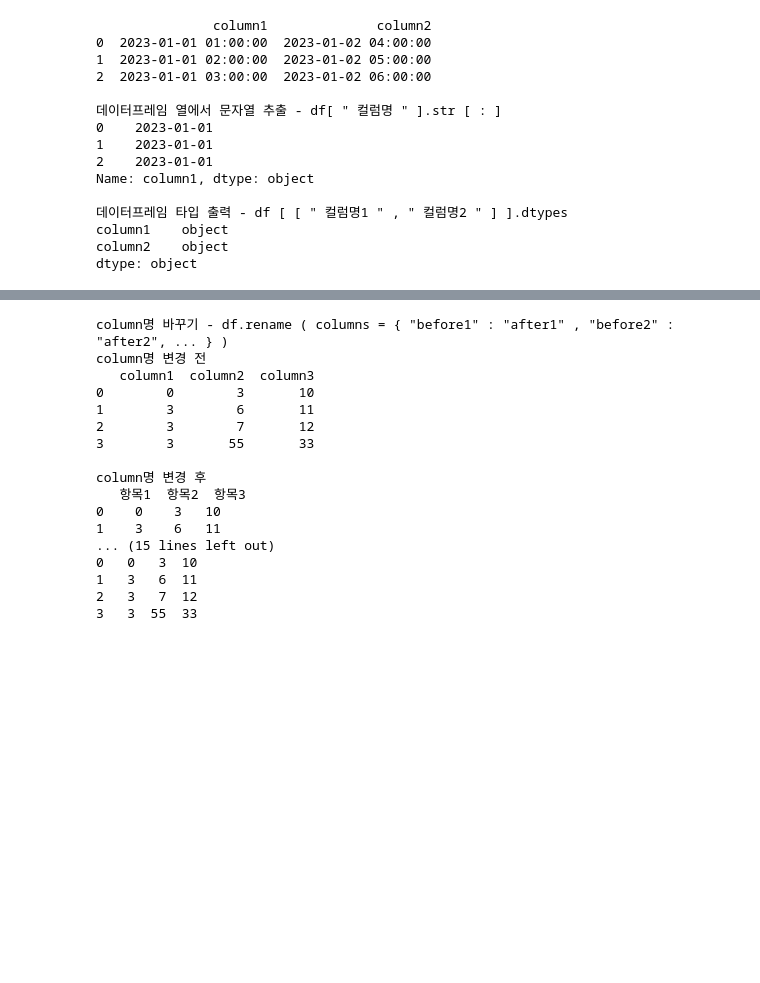
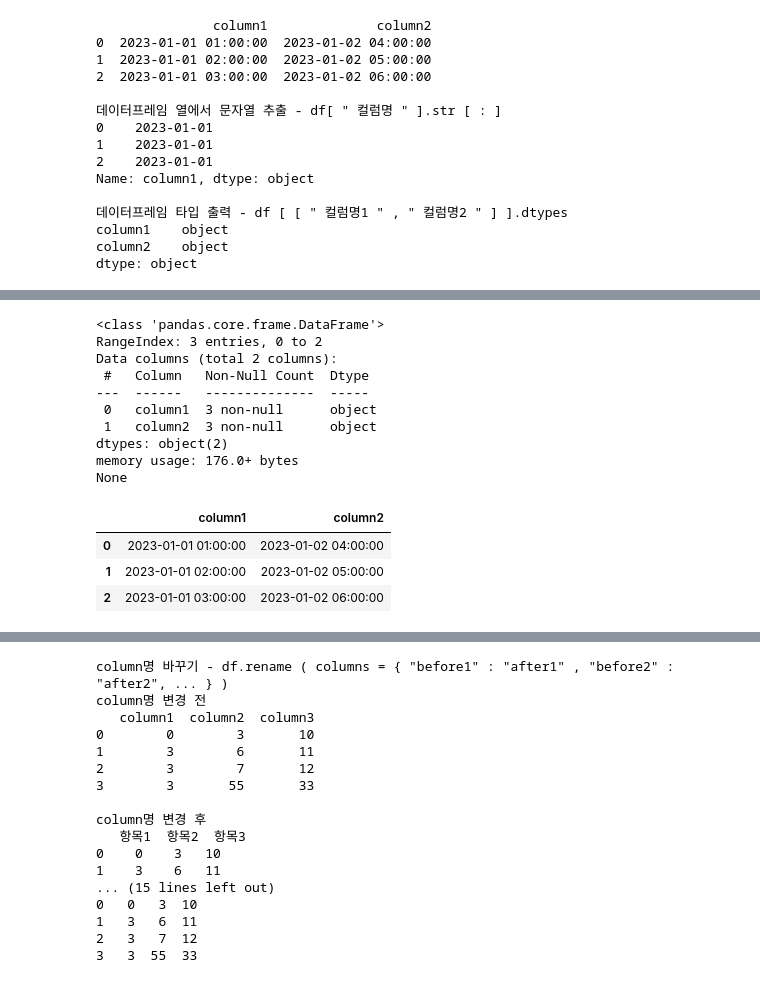
Before and after one commit to HyeongSeok-Park/Basic_Python, a Jupyter notebook: 01_Basic_Python.ipynb, the cells around one changed output, grey strips where cells are left out. Saved outputs shown, nothing was run; the diff lists cells and outputs as text; code cells hidden in the pictures; blank space fills up the shorter version.

```diff
--- a/01_Basic_Python.ipynb
+++ b/01_Basic_Python.ipynb
@@ -393,0 +481,19 @@ dtype: object
+# %%
+# 데이터프레임 확인
+print(df4.info())
+df4
+# %% [output]
+<class 'pandas.core.frame.DataFrame'>
+RangeIndex: 3 entries, 0 to 2
+Data columns (total 2 columns):
+ #   Column   Non-Null Count  Dtype
+---  ------   --------------  -----
+ 0   column1  3 non-null      object
+ 1   column2  3 non-null      object
+dtypes: object(2)
+memory usage: 176.0+ bytes
+None
+|  | column1 | column2 |
+| 0 | 2023-01-01 01:00:00 | 2023-01-02 04:00:00 |
+| 1 | 2023-01-01 02:00:00 | 2023-01-02 05:00:00 |
+| 2 | 2023-01-01 03:00:00 | 2023-01-02 06:00:00 |
```
Also changed, not shown: parts of 17 cells of this notebook, 2 other files.
